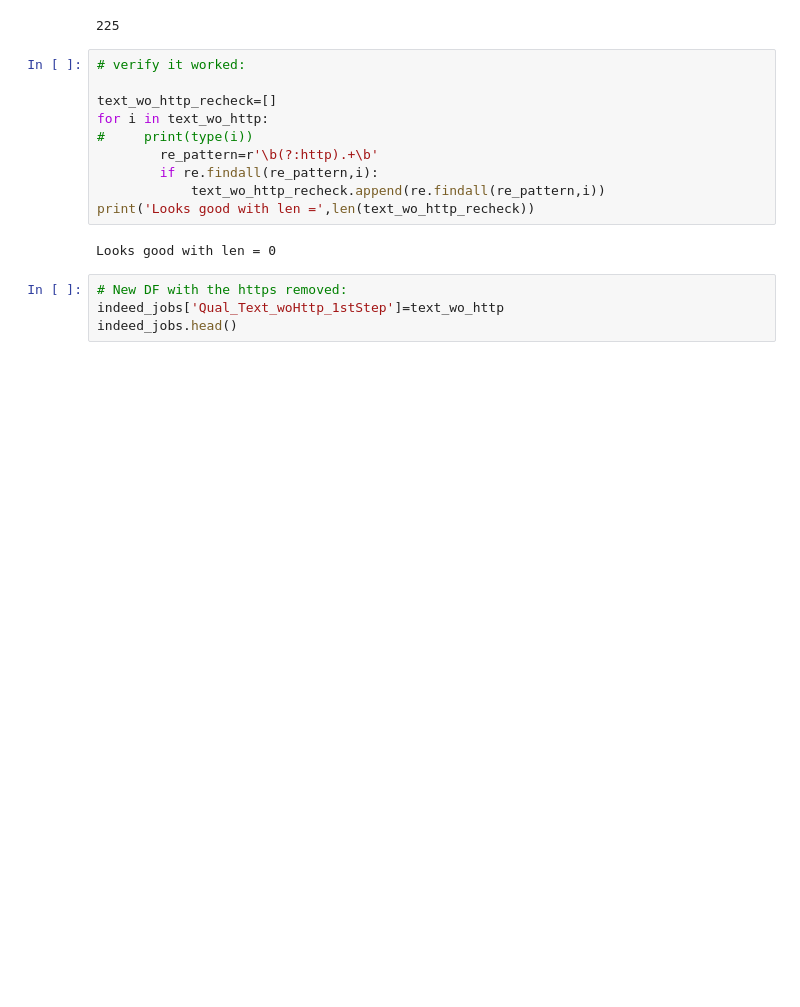
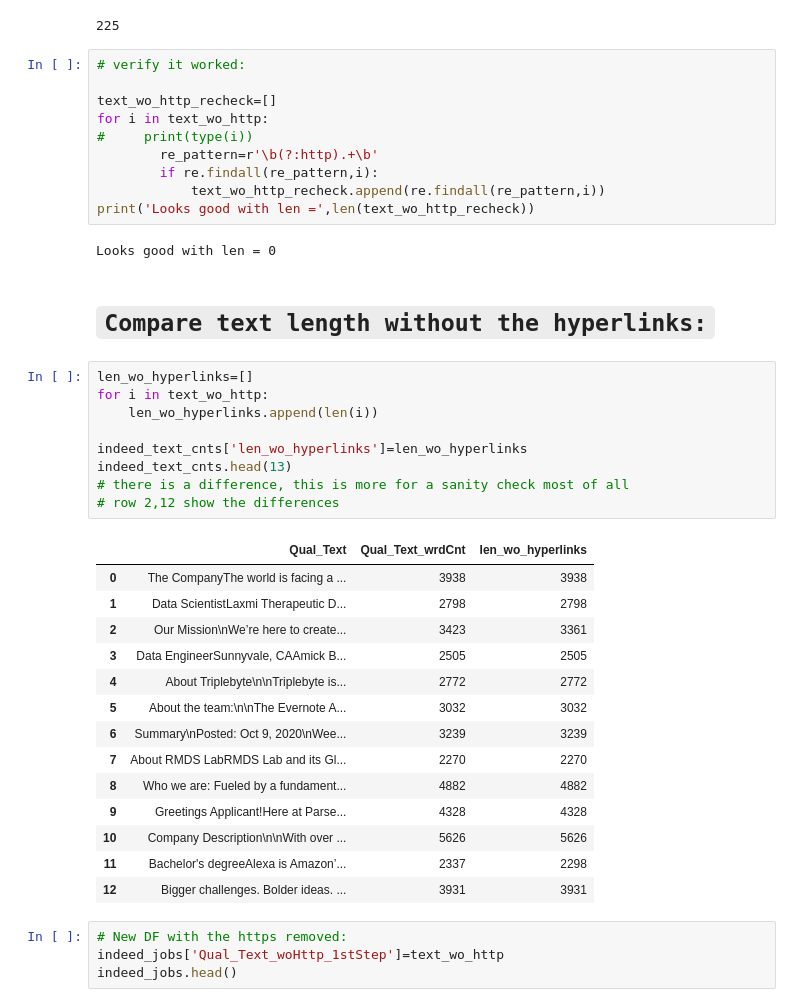
Before and after one commit to MrFuguDataScience/NLP, a Jupyter notebook: Indeed_WordCloud.ipynb, the cells around one changed output. Drawn from its saved outputs; the diff is of its cells as text; blank space fills up the shorter version.

```diff
--- a/Indeed_WordCloud.ipynb
+++ b/Indeed_WordCloud.ipynb
@@ -133,6 +137,32 @@ for i in text_wo_http:
 print('Looks good with len =',len(text_wo_http_recheck))
 # %% [output]
 Looks good with len = 0
+# %% [markdown]
+# `Compare text length without the hyperlinks:`
+# %%
+len_wo_hyperlinks=[]
+for i in text_wo_http:
+    len_wo_hyperlinks.append(len(i))
+
+indeed_text_cnts['len_wo_hyperlinks']=len_wo_hyperlinks
+indeed_text_cnts.head(13)
+# there is a difference, this is more for a sanity check most of all
+# row 2,12 show the differences
+# %% [output]
+|  | Qual_Text | Qual_Text_wrdCnt | len_wo_hyperlinks |
+| 0 | The CompanyThe world is facing a ... | 3938 | 3938 |
+| 1 | Data ScientistLaxmi Therapeutic D... | 2798 | 2798 |
+| 2 | Our Mission\nWe’re here to create... | 3423 | 3361 |
+| 3 | Data EngineerSunnyvale, CAAmick B... | 2505 | 2505 |
+| 4 | About Triplebyte\n\nTriplebyte is... | 2772 | 2772 |
+| 5 | About the team:\n\nThe Evernote A... | 3032 | 3032 |
+| 6 | Summary\nPosted: Oct 9, 2020\nWee... | 3239 | 3239 |
+| 7 | About RMDS LabRMDS Lab and its Gl... | 2270 | 2270 |
+| 8 | Who we are: Fueled by a fundament... | 4882 | 4882 |
+| 9 | Greetings Applicant!Here at Parse... | 4328 | 4328 |
+| 10 | Company Description\n\nWith over ... | 5626 | 5626 |
+| 11 | Bachelor's degreeAlexa is Amazon’... | 2337 | 2298 |
+| 12 | Bigger challenges. Bolder ideas. ... | 3931 | 3931 |
 # %%
 # New DF with the https removed:
 indeed_jobs['Qual_Text_woHttp_1stStep']=text_wo_http
```
Also changed, not shown: parts of 20 cells of this notebook.
